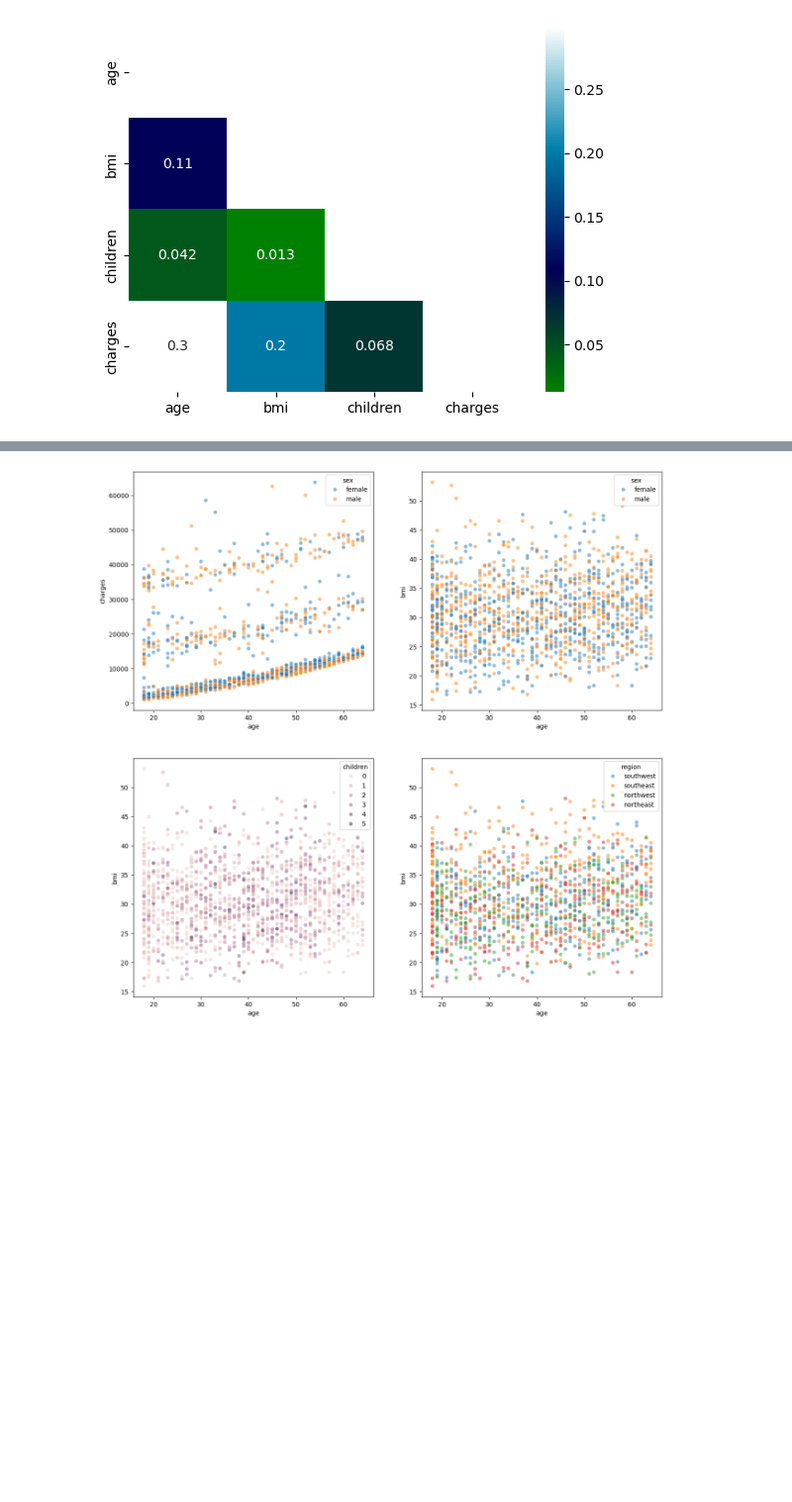
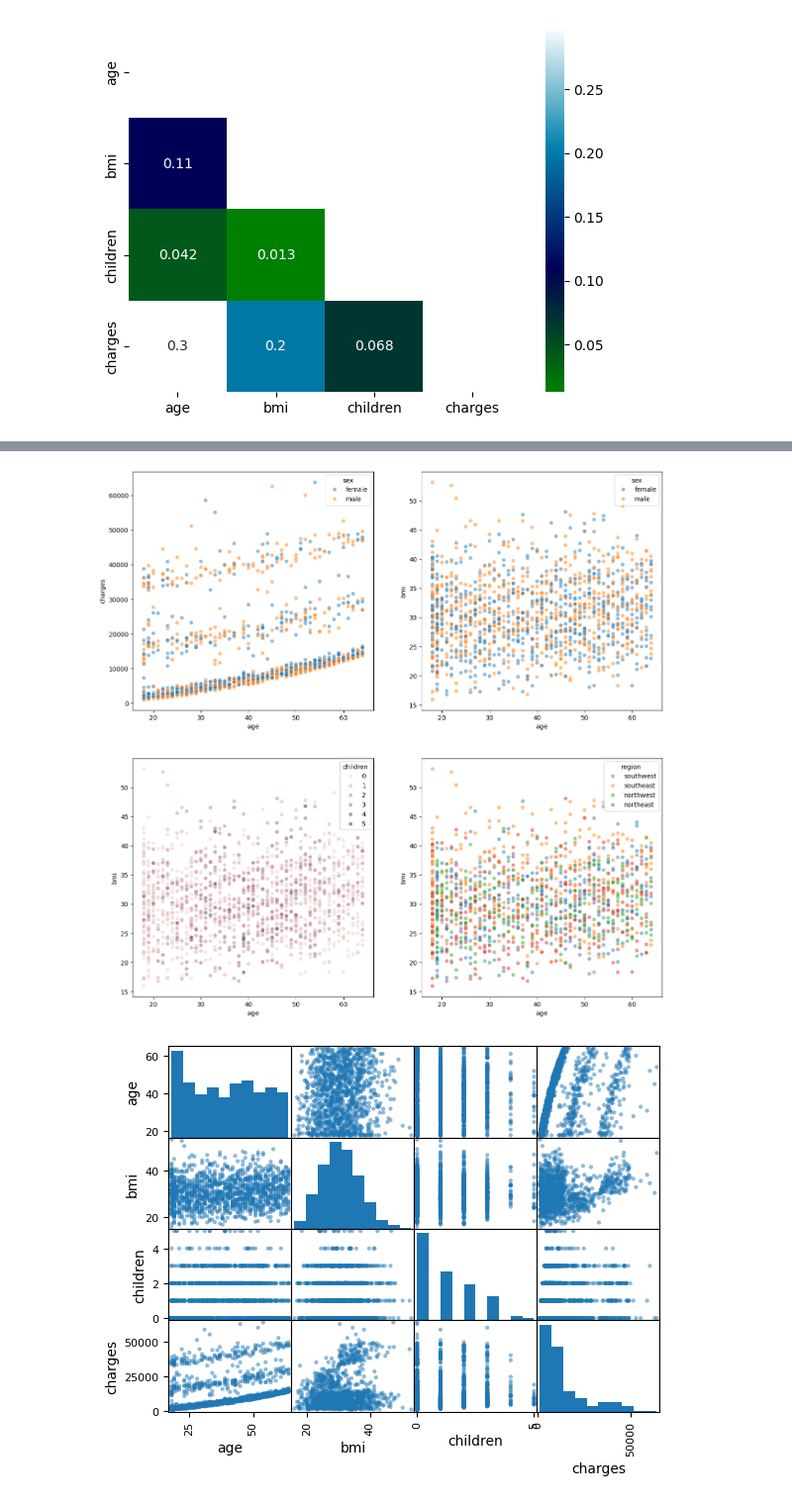
Before and after one commit to MisterSte/MLDA_Gruppenwerk, a Jupyter notebook: insurance.ipynb, the cells around one changed output, grey strips where cells are left out. Shown: that part at 99% size. Cells and saved outputs as stored; diff of their text form; code cells hidden in the pictures; blank space fills up the shorter version.

```diff
--- a/insurance.ipynb
+++ b/insurance.ipynb
@@ -48,4 +52,6 @@ sns.scatterplot(data=df, x=df['age'], y=df['charges'], alpha=0.5, hue=df['sex'],
 sns.scatterplot(data=df, x=df['age'], y=df['bmi'], alpha=0.5, hue=df['sex'], ax=ax[0,1])
 sns.scatterplot(data=df, x=df['age'], y=df['bmi'], alpha=0.5, hue=df['children'], ax=ax[1,0])
 sns.scatterplot(data=df, x=df['age'], y=df['bmi'], alpha=0.5, hue=df['region'], ax=ax[1,1])
+
+scatter_matrix(df)
 # %% [output]
@@ -53 +74,2 @@ sns.scatterplot(data=df, x=df['age'], y=df['bmi'], alpha=0.5, hue=df['region'],
 [figure]
+[figure, added]
```
Also changed, not shown: parts of 5 cells of this notebook.
